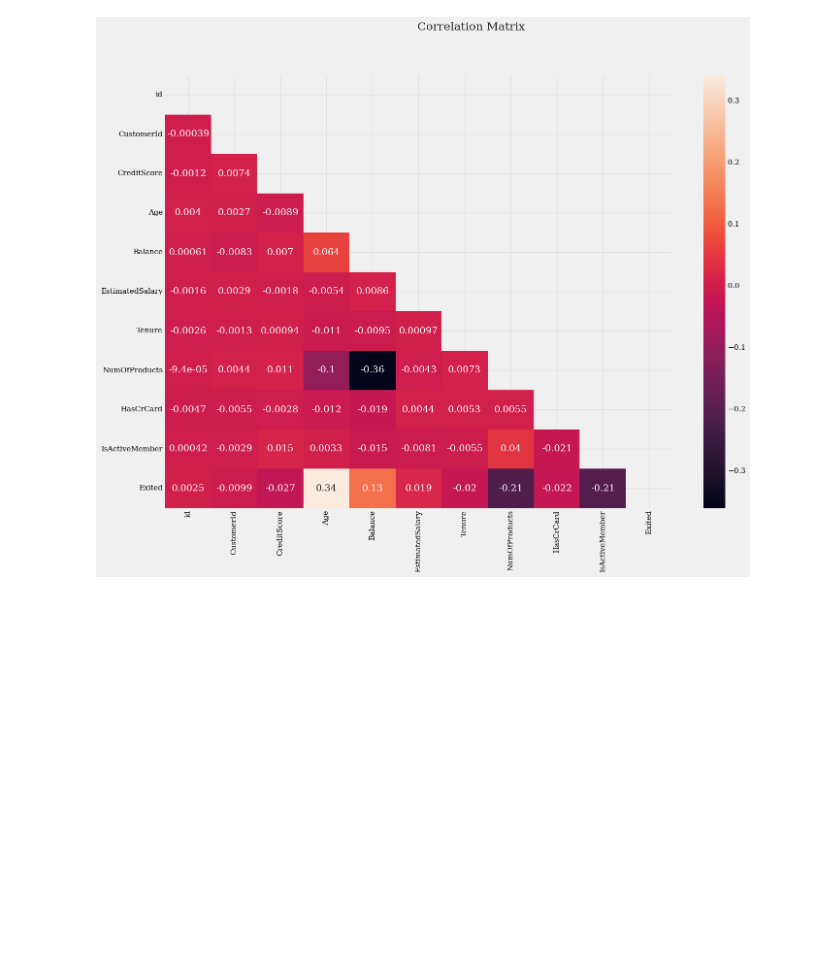
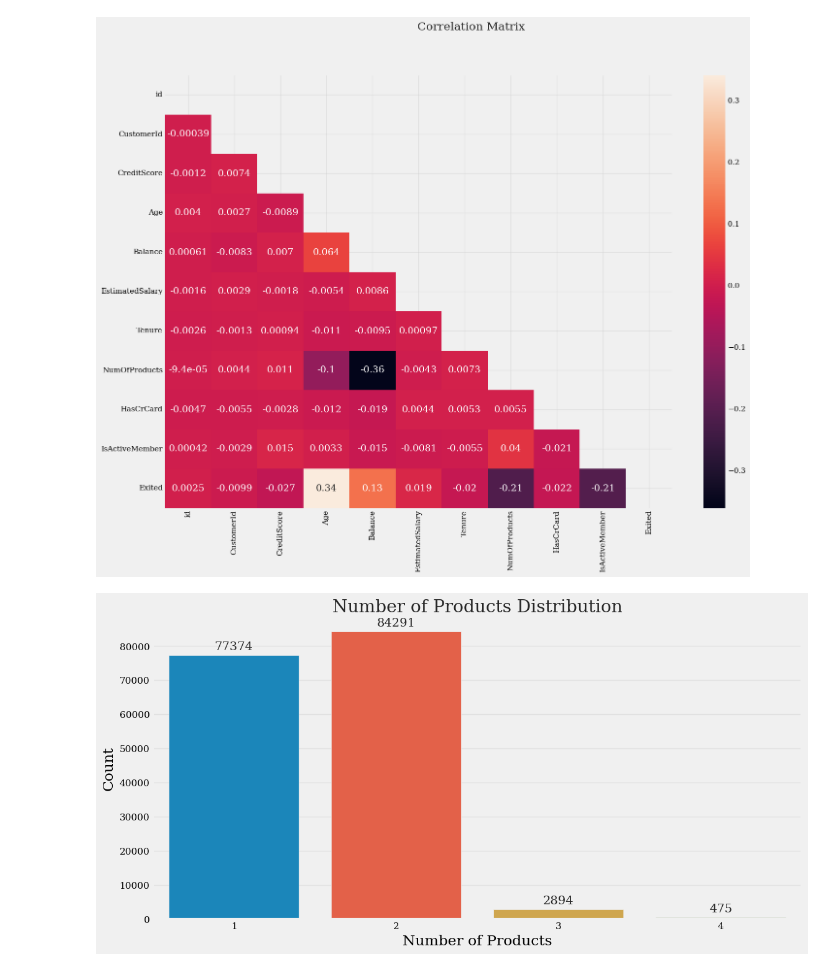
Before and after one commit to Kimtae00/Kaggle, a Jupyter notebook: playground-s4e1-240115-17.ipynb, the cells around one changed output. Cells and saved outputs as stored; diff of their text form; code cells hidden in the pictures; blank space fills up the shorter version.

```diff
--- a/playground-s4e1-240115-17.ipynb
+++ b/playground-s4e1-240115-17.ipynb
@@ -399,0 +450,23 @@ plt.show()
+# %%
+# 'NumOfProducts' 열을 기준으로 값의 개수를 계산
+product_counts = train_data['NumOfProducts'].value_counts()
+
+# 시각화 설정
+plt.figure(figsize=(12, 6))
+ax = sns.barplot(x=product_counts.index, y=product_counts.values)
+colors = sns.color_palette("muted")
+
+# 각 막대 위에 정확한 개수 표시
+for p in ax.patches:
+    ax.annotate(format(p.get_height(), '.0f'),  # 높이를 정수 형식으로 표현
+                (p.get_x() + p.get_width() / 2., p.get_height()),
+                ha='center', va='center',
+                xytext=(0, 10),
+                textcoords='offset points')
+
+plt.title('Number of Products Distribution')
+plt.xlabel('Number of Products')
+plt.ylabel('Count')
+plt.show()
+# %% [output]
+[figure, added]
```
Also changed, not shown: parts of 29 cells of this notebook.
